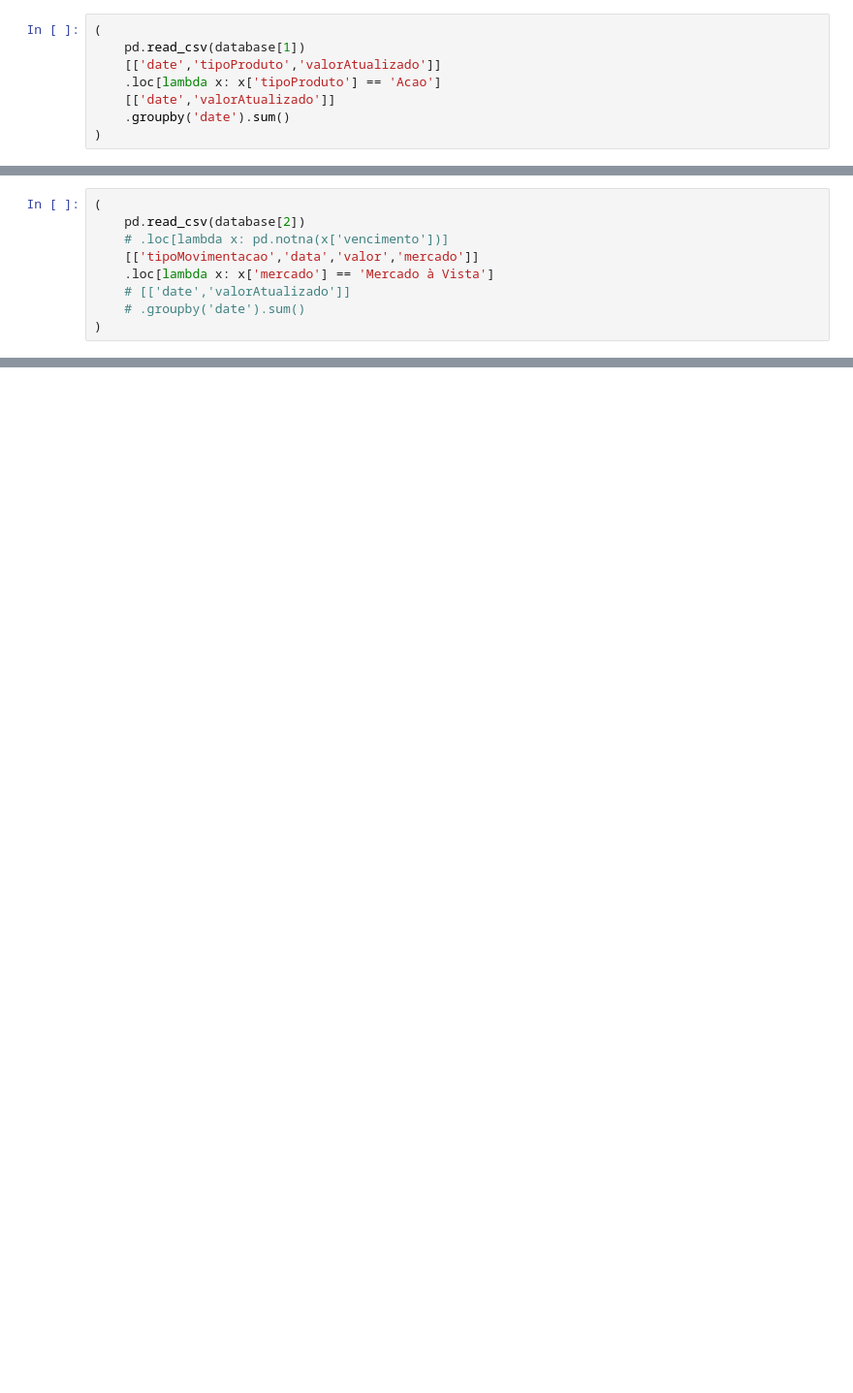
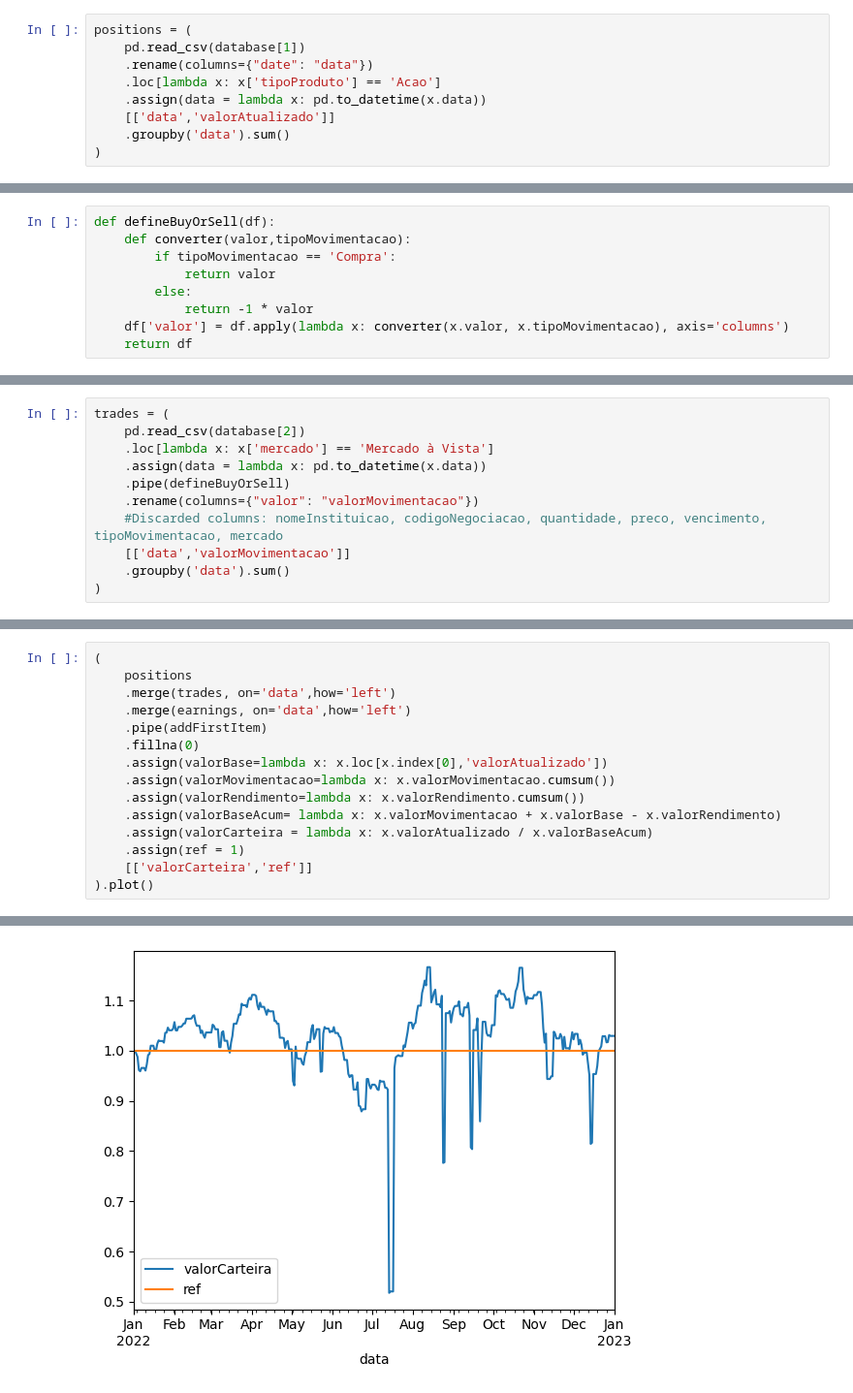
Before and after one commit to brunomontolar/b3-cei-scraper, a Jupyter notebook: jupyter/database-graphs.ipynb, the cells around one changed output, grey strips where cells are left out. Shown at 97% size. Saved outputs shown, nothing was run; the diff lists cells and outputs as text; blank space fills up the shorter version.

```diff
--- a/jupyter/database-graphs.ipynb
+++ b/jupyter/database-graphs.ipynb
@@ -9,8 +19,9 @@ database = [
 # %%
-(
+positions = (
     pd.read_csv(database[1])
-    [['date','tipoProduto','valorAtualizado']]
+    .rename(columns={"date": "data"})
     .loc[lambda x: x['tipoProduto'] == 'Acao']
-    [['date','valorAtualizado']]
-    .groupby('date').sum()
+    .assign(data = lambda x: pd.to_datetime(x.data))
+    [['data','valorAtualizado']]
+    .groupby('data').sum()
 )
@@ -31,0 +28,9 @@ database = [
+# %%
+def defineBuyOrSell(df):
+    def converter(valor,tipoMovimentacao):
+        if tipoMovimentacao == 'Compra':
+            return valor
+        else:
+            return -1 * valor
+    df['valor'] = df.apply(lambda x: converter(x.valor, x.tipoMovimentacao), axis='columns')
+    return df
@@ -32,9 +41,11 @@ database = [
 # %%
-(
+trades = (
     pd.read_csv(database[2])
-    # .loc[lambda x: pd.notna(x['vencimento'])]
-    [['tipoMovimentacao','data','valor','mercado']]
     .loc[lambda x: x['mercado'] == 'Mercado à Vista']
-    # [['date','valorAtualizado']]
-    # .groupby('date').sum()
+    .assign(data = lambda x: pd.to_datetime(x.data))
+    .pipe(defineBuyOrSell)
+    .rename(columns={"valor": "valorMovimentacao"})
+    #Discarded columns: nomeInstituicao, codigoNegociacao, quantidade, preco, vencimento, tipoMovimentacao, mercado
+    [['data','valorMovimentacao']]
+    .groupby('data').sum()
 )
@@ -54,0 +52,16 @@ database = [
+# %%
+(
+    positions
+    .merge(trades, on='data',how='left')
+    .merge(earnings, on='data',how='left')
+    .pipe(addFirstItem)
+    .fillna(0)
+    .assign(valorBase=lambda x: x.loc[x.index[0],'valorAtualizado'])
+    .assign(valorMovimentacao=lambda x: x.valorMovimentacao.cumsum())
+    .assign(valorRendimento=lambda x: x.valorRendimento.cumsum())
+    .assign(valorBaseAcum= lambda x: x.valorMovimentacao + x.valorBase - x.valorRendimento)
+    .assign(valorCarteira = lambda x: x.valorAtualizado / x.valorBaseAcum)
+    .assign(ref = 1)
+    [['valorCarteira','ref']]
+).plot()
+# %% [output]
@@ -54,0 +69 @@ database = [
+[figure, added]
```
Also changed, not shown: parts of 8 cells of this notebook, 4 other files.
